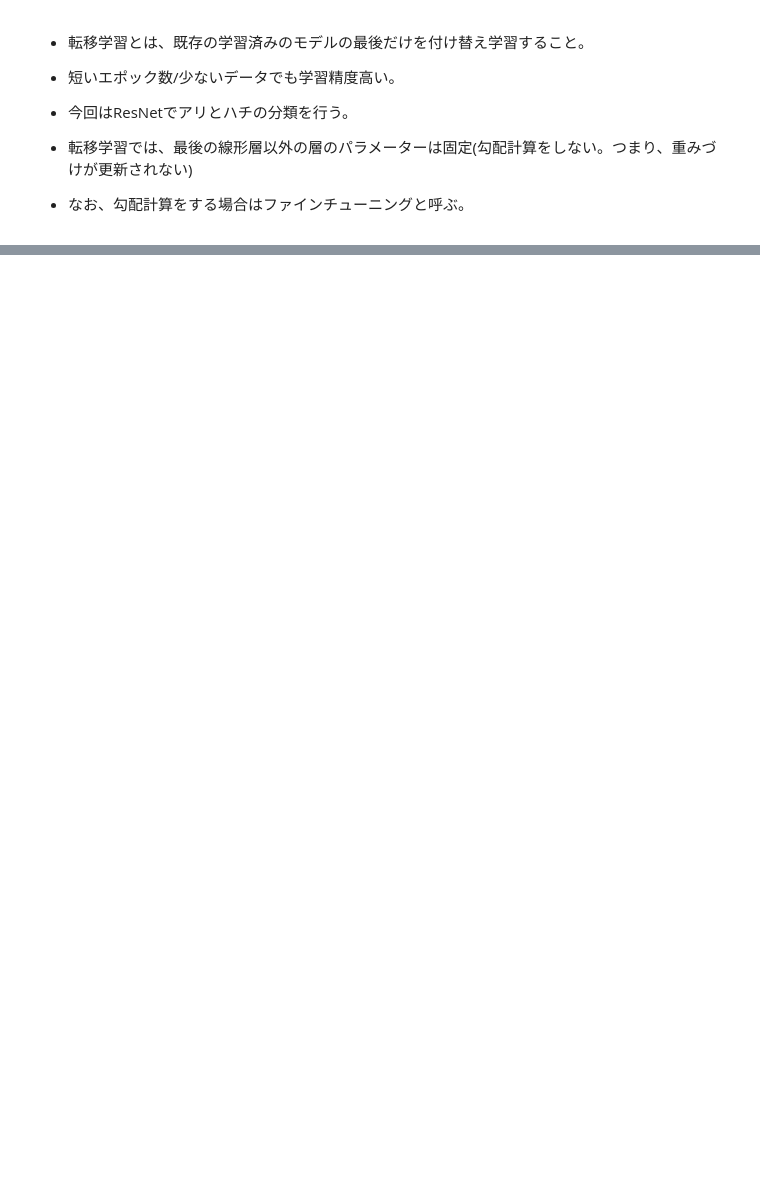
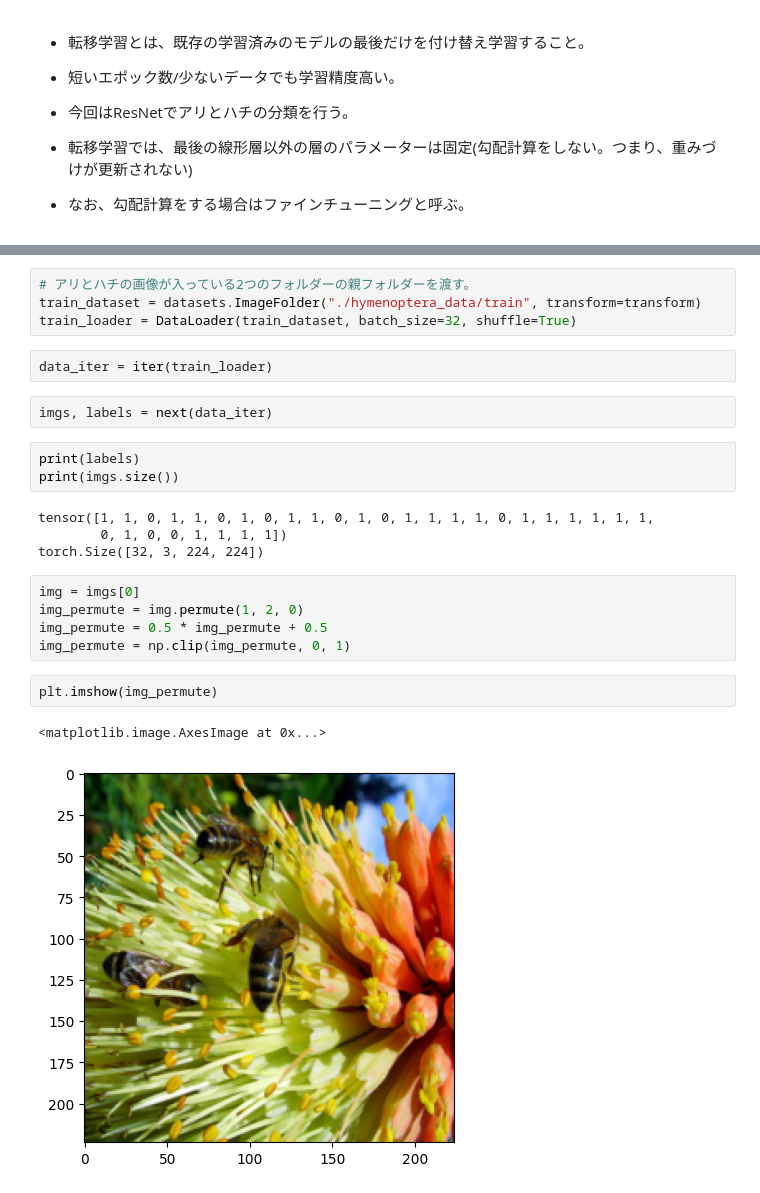
Before and after one commit to Pakeith0805/Study_PyTorch, a Jupyter notebook: main.ipynb, the cells around one changed output, grey strips where cells are left out. Saved outputs shown, nothing was run; the diff lists cells and outputs as text; blank space fills up the shorter version.

```diff
--- a/main.ipynb
+++ b/main.ipynb
@@ -933,0 +984,25 @@ plt.legend()
+# %%
+# アリとハチの画像が入っている2つのフォルダーの親フォルダーを渡す。
+train_dataset = datasets.ImageFolder("./hymenoptera_data/train", transform=transform)
+train_loader = DataLoader(train_dataset, batch_size=32, shuffle=True)
+# %%
+data_iter = iter(train_loader)
+# %%
+imgs, labels = next(data_iter)
+# %%
+print(labels)
+print(imgs.size())
+# %% [output]
+tensor([1, 1, 0, 1, 1, 0, 1, 0, 1, 1, 0, 1, 0, 1, 1, 1, 1, 0, 1, 1, 1, 1, 1, 1,
+        0, 1, 0, 0, 1, 1, 1, 1])
+torch.Size([32, 3, 224, 224])
+# %%
+img = imgs[0]
+img_permute = img.permute(1, 2, 0)
+img_permute = 0.5 * img_permute + 0.5
+img_permute = np.clip(img_permute, 0, 1)
+# %%
+plt.imshow(img_permute)
+# %% [output]
+<matplotlib.image.AxesImage at 0x...>
+[figure, added]
```
Also changed, not shown: parts of 15 cells of this notebook.
